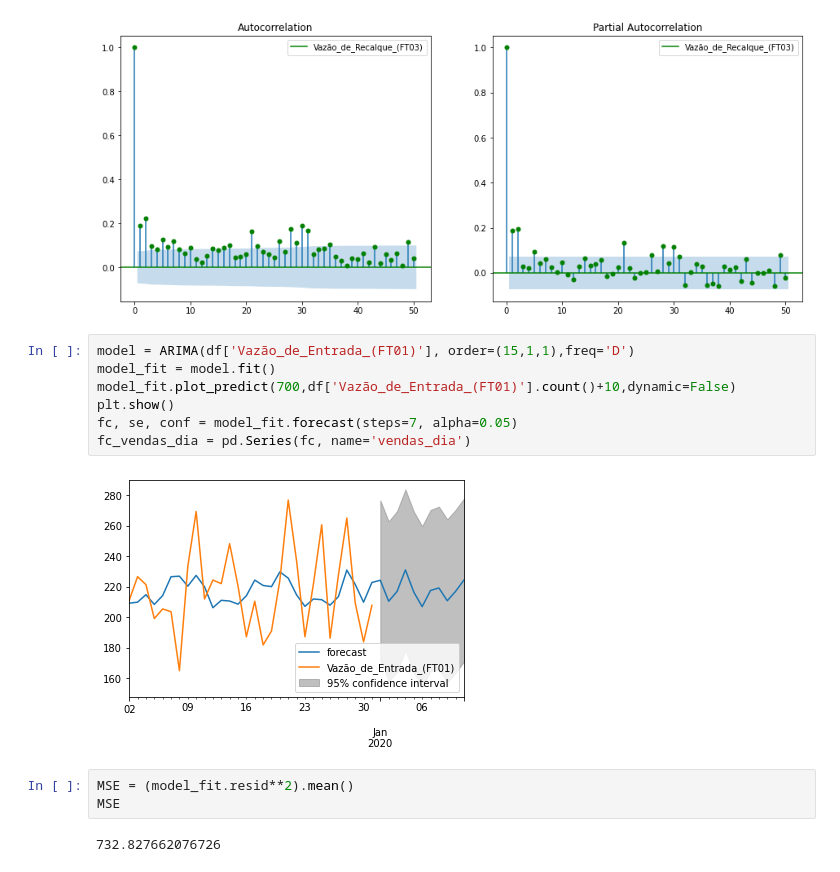
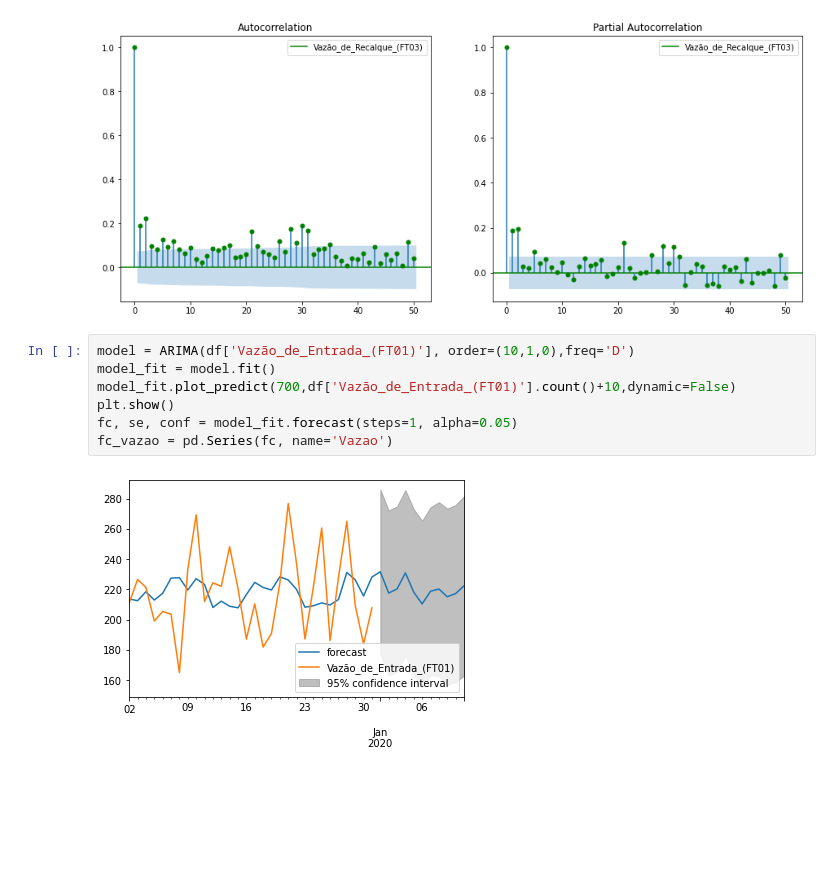
Before and after one commit to MarceloAvanzi/Time-Series-Forecast, a Jupyter notebook: test.ipynb, the cells around one changed output. Cells and saved outputs as stored; diff of their text form; blank space fills up the shorter version.

Commit message:
Fazendo Auto_ARIMA e RollingForecast

```diff
--- a/test.ipynb
+++ b/test.ipynb
@@ -68,16 +69,11 @@ plt.show()
 # %% [output]
 [figure]
 # %%
-model = ARIMA(df['Vazão_de_Entrada_(FT01)'], order=(15,1,1),freq='D')
+model = ARIMA(df['Vazão_de_Entrada_(FT01)'], order=(10,1,0),freq='D')
 model_fit = model.fit()
 model_fit.plot_predict(700,df['Vazão_de_Entrada_(FT01)'].count()+10,dynamic=False)
 plt.show()
-fc, se, conf = model_fit.forecast(steps=7, alpha=0.05)
-fc_vendas_dia = pd.Series(fc, name='vendas_dia')
+fc, se, conf = model_fit.forecast(steps=1, alpha=0.05)
+fc_vazao = pd.Series(fc, name='Vazao')
 # %% [output]
-[figure, old version]
+[figure, new version]
-# %%
-MSE = (model_fit.resid**2).mean()
-MSE
-# %% [output]
-732.827662076726
```
Also changed, not shown: parts of 8 cells of this notebook, 2 other files.
